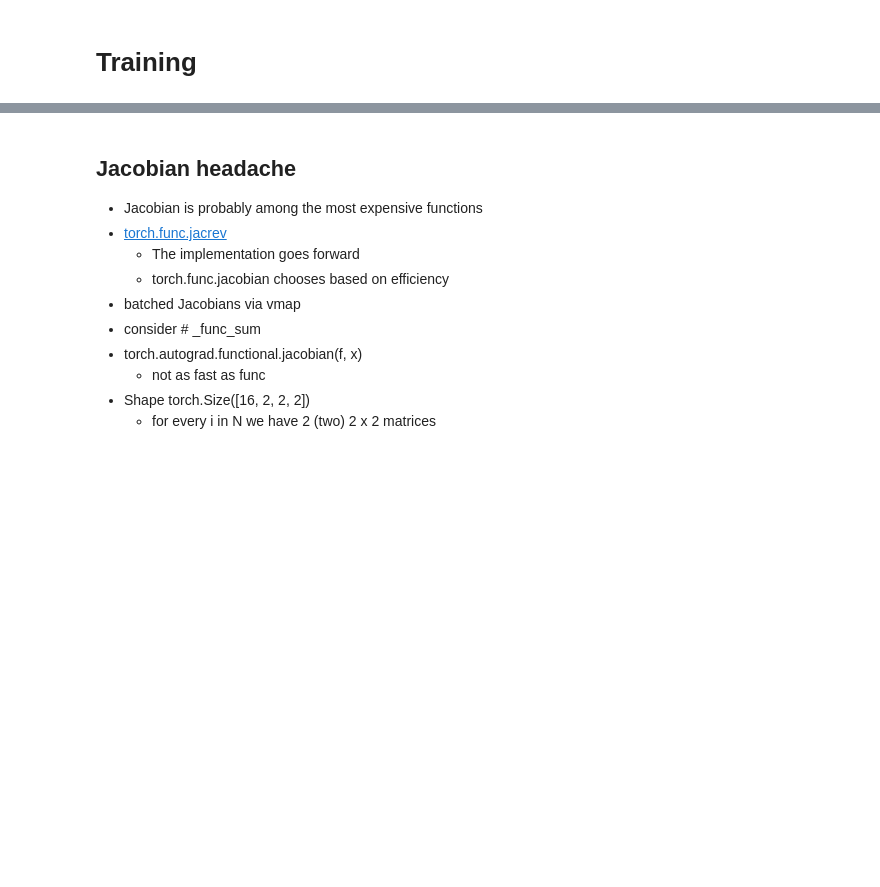
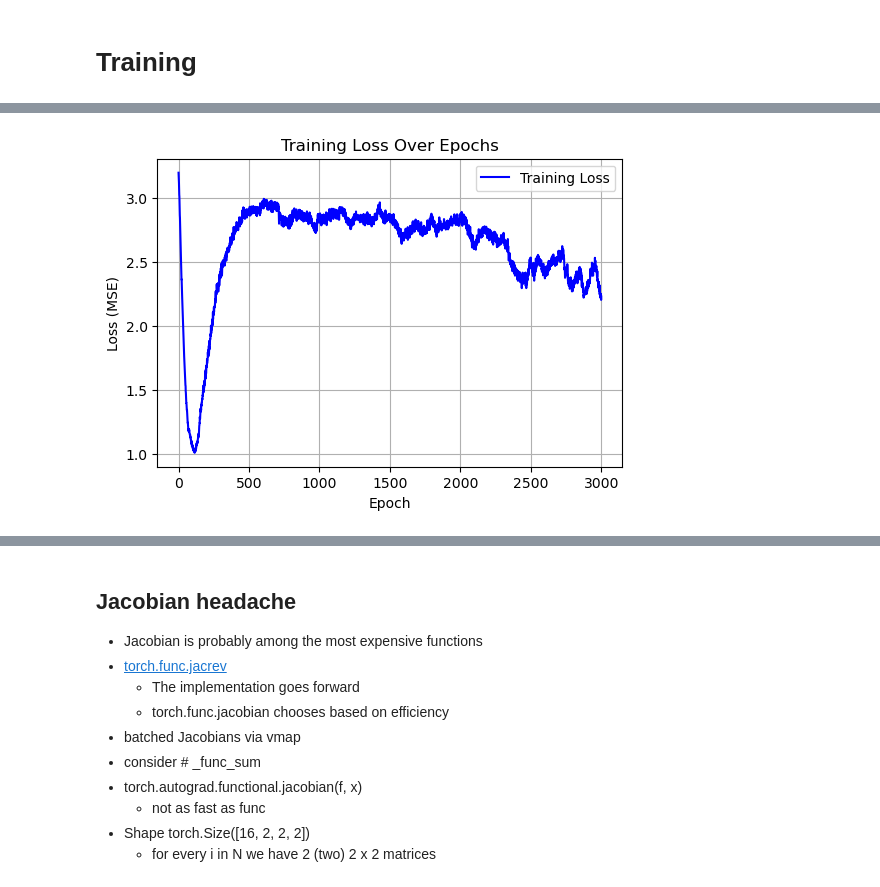
Before and after one commit to kimbente/ice_thickness, a Jupyter notebook: dfNN_pytorch.ipynb, the cells around one changed output, grey strips where cells are left out. Drawn from its saved outputs; the diff is of its cells as text; code cells hidden in the pictures; blank space fills up the shorter version.

```diff
--- a/dfNN_pytorch.ipynb
+++ b/dfNN_pytorch.ipynb
@@ -405,7 +398,5 @@ torch.Size([16, 2])
 # %%
-model = MLP()
-
-N = 100  # N should be a perfect square
+N = 20 * 20 # N should be a perfect square
 N_side = int(N ** 0.5)
 
 dims = 2
@@ -613,0 +607,14 @@ visualise_v_quiver(v, v[:, 0], inputs_03, title_string = "v(x)", color_abs_max =
+# %%
+model_A = MLP_compute_A()
+model_A.train()
+
+# fixed_value = 0.5  # Change this to your desired fixed value
+
+# with torch.no_grad():  # Ensure we don't track gradients
+#    for param in model_A.parameters():
+#        param.fill_(fixed_value)  # Set all elements to fixed_value
+
+
+x = torch.tensor([[0.0, 0.5], [1.0, 0.8], [2.0, 2.0], [3.0, 3.0]]).requires_grad_()
+A = model_A(x)
+A
@@ -613,0 +654,9 @@ visualise_v_quiver(v, v[:, 0], inputs_03, title_string = "v(x)", color_abs_max =
+# %%
+jacobian_A_vmap_jacrev = vmap(jacrev(model_A))(x)
+# assert that the second dim (size 2) is redundant
+assert(jacobian_A_vmap_jacrev[:, 0, :, :, :] == jacobian_A_vmap_jacrev[:, 1, :, :, :]).any()
+jacobian_A_vmap_jacrev_lean = torch.einsum('n r a b c -> n a b c', jacobian_A_vmap_jacrev)
+
+print(jacobian_A_vmap_jacrev_lean.shape)
+
+jacobian_A_vmap_jacrev_lean.diagonal(dim1 = -2, dim2 = -1).sum(dim = 1)
@@ -687,0 +785,12 @@ Epoch 2000/2000, Training Loss (MSE): 0.8456
+# %%
+# Convert to NumPy for plotting
+plt.figure(figsize = (6, 4))
+plt.plot(epoch_losses.numpy(), label = "Training Loss", color = "b")
+plt.xlabel("Epoch")
+plt.ylabel("Loss (MSE)")
+plt.title("Training Loss Over Epochs")
+plt.legend()
+plt.grid(True)
+plt.show()
+# %% [output]
+[figure, added]
```
Also changed, not shown: parts of 30 cells of this notebook, 6 other files.
